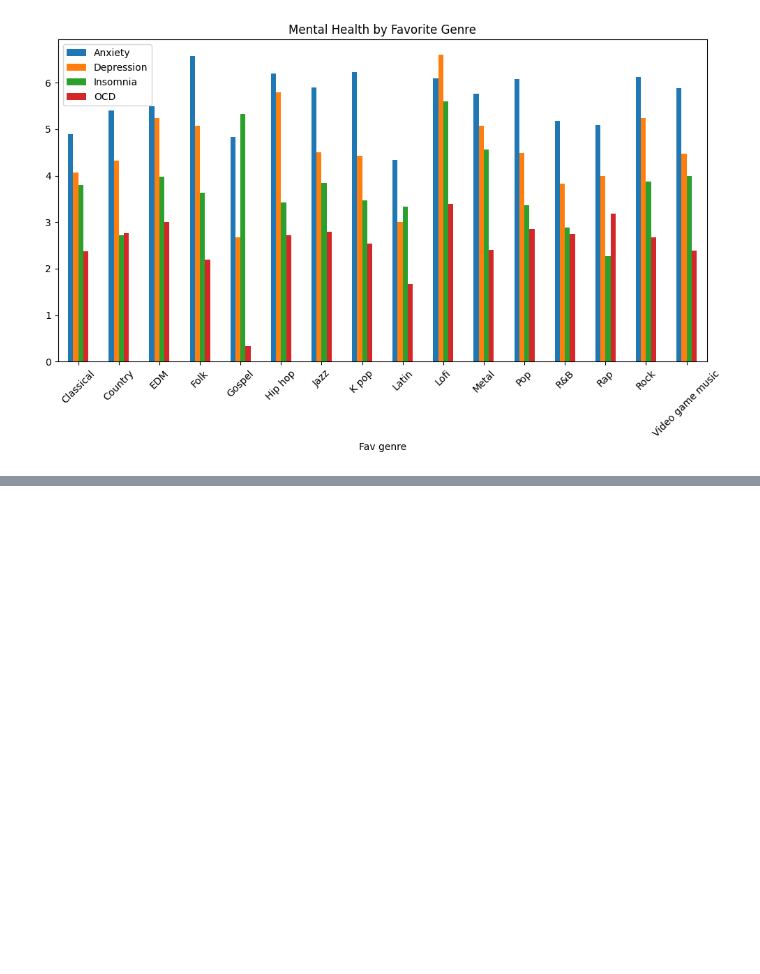
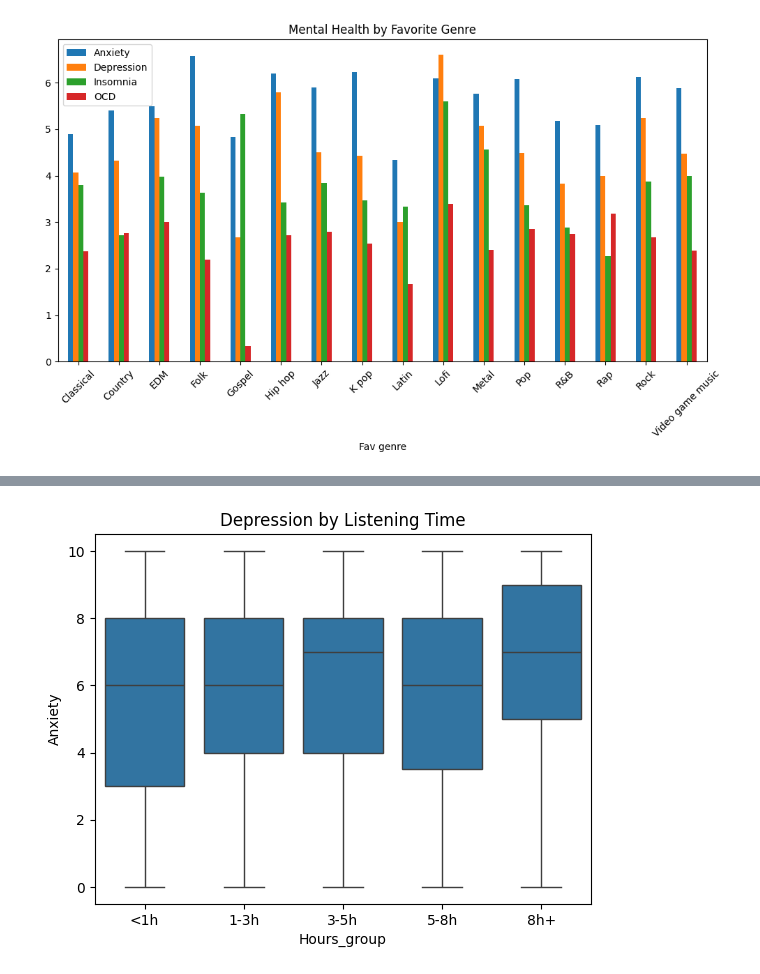
Before and after one commit to lrondal/I-am-hungry, a Jupyter notebook: project_dataVis_Letort_Rondal.ipynb, the cells around one changed output, grey strips where cells are left out. Cells and saved outputs as stored; diff of their text form; code cells hidden in the pictures; blank space fills up the shorter version.

```diff
--- a/project_dataVis_Letort_Rondal.ipynb
+++ b/project_dataVis_Letort_Rondal.ipynb
@@ -541,0 +580,19 @@ plt.show()
+# %%
+import pandas as pd
+
+df["Hours_group"] = pd.cut(
+    df["Hours per day"],
+    bins=[0, 1, 3, 5, 8, 24],
+    labels=["<1h", "1-3h", "3-5h", "5-8h", "8h+"]
+)
+
+sns.boxplot(
+    x="Hours_group",
+    y="Anxiety",
+    data=df
+)
+
+plt.title("Depression by Listening Time")
+plt.show()
+# %% [output]
+[figure, added]
```
Also changed, not shown: parts of 3 cells of this notebook.
